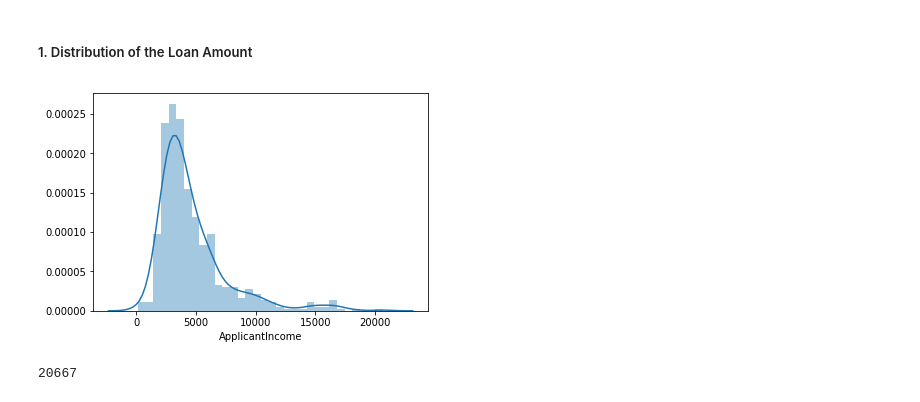
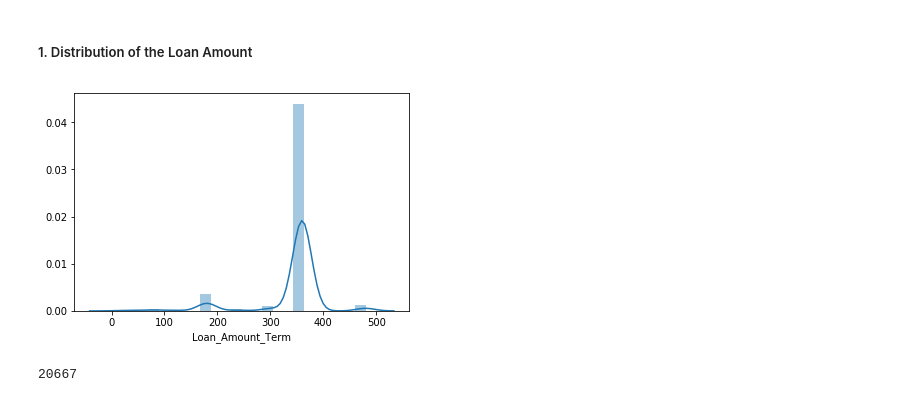
Before and after one commit to MayukhSobo/AnalyticsVidya_Contests, a Jupyter notebook: loanPrediction3/Loan_Prediction_3_EDA.ipynb, the cells around one changed output. Drawn from its saved outputs; the diff is of its cells as text; code cells hidden in the pictures.

```diff
--- a/loanPrediction3/Loan_Prediction_3_EDA.ipynb
+++ b/loanPrediction3/Loan_Prediction_3_EDA.ipynb
@@ -279,5 +292,3 @@ dtest['Property_Area'] = dtest.Property_Area.astype(float)
 # Removing the Outliers
 dtrain = dtrain[np.abs(dtrain.ApplicantIncome-dtrain.ApplicantIncome.mean())<=(3*dtrain.ApplicantIncome.std())]
 dtrain = dtrain[np.abs(dtrain.CoapplicantIncome-dtrain.CoapplicantIncome.mean())<=(3*dtrain.CoapplicantIncome.std())]
-dtrain = dtrain[np.abs(dtrain.LoanAmount-dtrain.LoanAmount.mean())<=(3*dtrain.LoanAmount.std())]
-dtrain = dtrain[np.abs(dtrain.Loan_Amount_Term-dtrain.Loan_Amount_Term.mean())<=(3*dtrain.Loan_Amount_Term.std())]
@@ -290,10 +315,10 @@ dtest.to_csv('data/cleaned_test.csv')
 # %% [markdown]
 ##### 1. Distribution of the Loan Amount
 # %%
-sns.distplot(dtrain.ApplicantIncome)
+sns.distplot(dtrain.Loan_Amount_Term)
 plt.show()
 # %% [output]
-[figure, old version]
+[figure, new version]
 # %%
 dtrain.ApplicantIncome.max()
 # %% [output]
```
Also changed, not shown: parts of 5 cells of this notebook, 15 other files.
